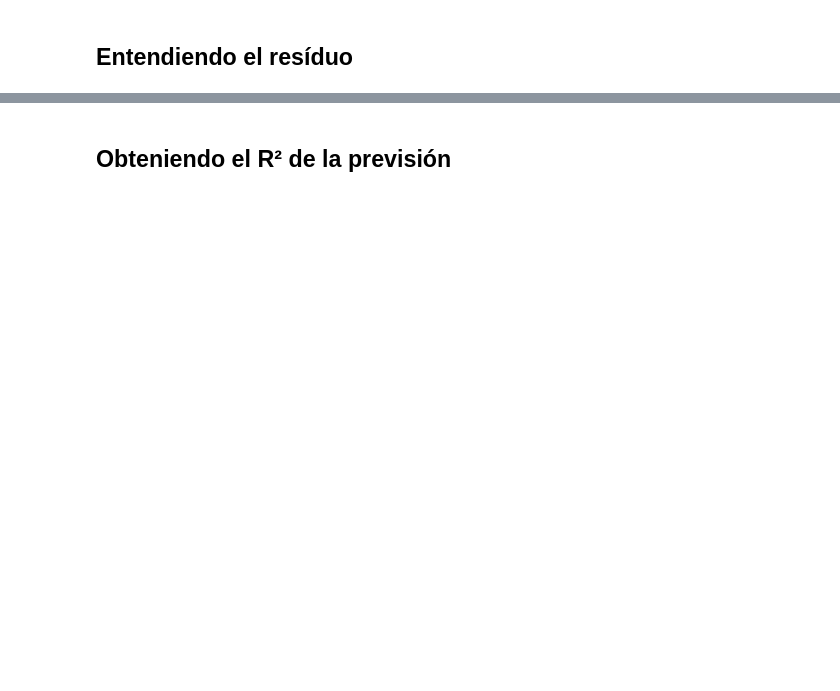
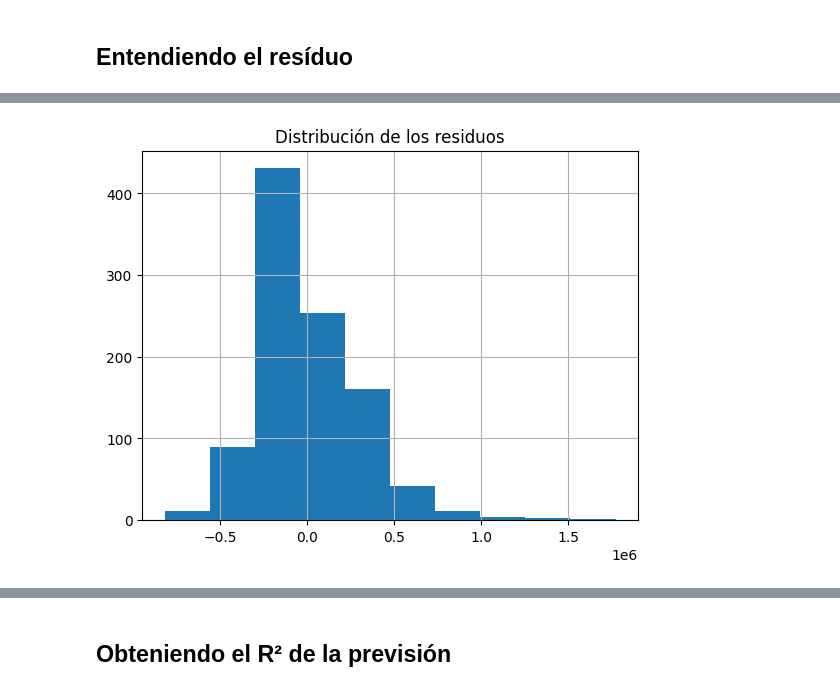
Before and after one commit to cmrondon2000/probando_relaciones_con_regresion_lineal, a Jupyter notebook: precios_de_inmuebles_regresion_lineal.ipynb, the cells around one changed output, grey strips where cells are left out. Saved outputs shown, nothing was run; the diff lists cells and outputs as text; code cells hidden in the pictures; blank space fills up the shorter version.

```diff
--- a/precios_de_inmuebles_regresion_lineal.ipynb
+++ b/precios_de_inmuebles_regresion_lineal.ipynb
@@ -170,2 +173,14 @@ El conjunto de **entrenamiento** se utiliza para ajustar el modelo, mientras que
+# %%
+# import train_test_split
+from sklearn.model_selection import train_test_split
+
+y = datos['precio_de_venta']
+X = datos.drop(columns=['precio_de_venta'])
+
+X_train, X_test, y_train, y_test = train_test_split(X, y, test_size=0.3, random_state=230)# garantizar la reproductibilidad de la prueba
 # %%
 #Datos de entrenamiento para usar la fórmula
+df_trian = pd.DataFrame(X_train)
+df_trian['precio_de_venta'] = y_train
+df_trian.head()
+#
@@ -174,5 +197,6 @@ El conjunto de **entrenamiento** se utiliza para ajustar el modelo, mientras que
 # %%
 # ajustando el primer modelo
+modelo_0 = ols('precio_de_venta ~ area_primer_piso', data=df_trian).fit()
 # %% [markdown]
 ## Analizando los coeficientes
 
@@ -204,3 +272,10 @@ En este caso, recurrimos a la métrica R², el coeficiente de determinación. El
+# %%
+# Cómo están distribuidos
+modelo_0.resid.hist()
+plt.title('Distribución de los residuos')
+plt.show()
+# %% [output]
+[figure, added]
 # %% [markdown]
 <img src="https://i.ibb.co/zGTB35V/residuos.png" alt="residuos" border="0">
 # %% [markdown]
```
Also changed, not shown: parts of 15 cells of this notebook.
